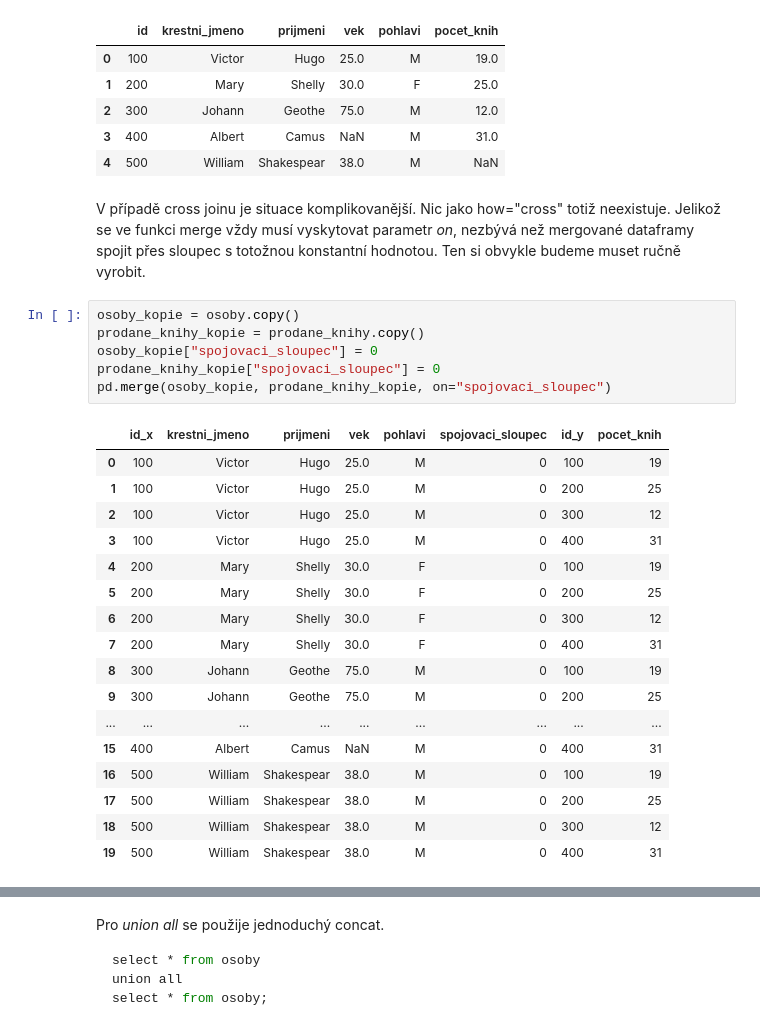
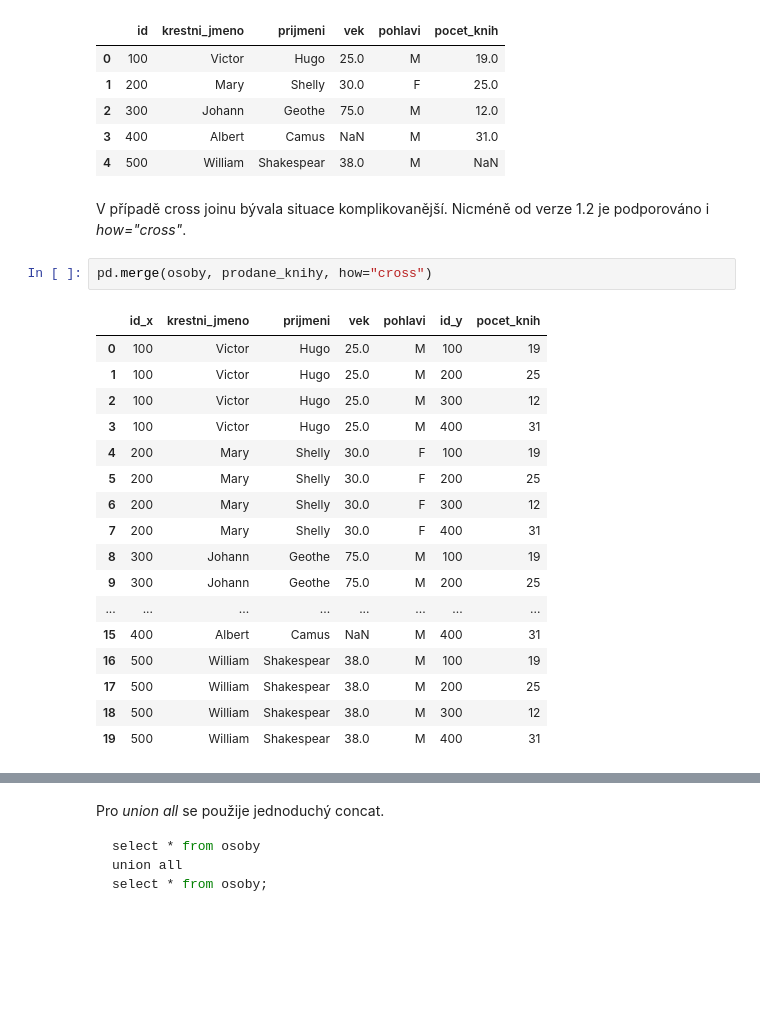
Before and after one commit to vitsaidl/workshops, a Jupyter notebook: pandas/pandas.ipynb, the cells around one changed output, grey strips where cells are left out. Saved outputs shown, nothing was run; the diff lists cells and outputs as text; blank space fills up the shorter version.

```diff
--- a/pandas/pandas.ipynb
+++ b/pandas/pandas.ipynb
@@ -580,30 +580,26 @@ pd.merge(osoby, prodane_knihy, left_on=["id"], right_on=["id"], how="outer")
 | 2 | 300 | Johann | Geothe | 75.0 | M | 12.0 |
 | 3 | 400 | Albert | Camus | NaN | M | 31.0 |
 | 4 | 500 | William | Shakespear | 38.0 | M | NaN |
-# %% [markdown]
-V případě cross joinu je situace komplikovanější. Nic jako how="cross" totiž neexistuje. Jelikož se ve funkci merge vždy musí vyskytovat parametr *on*, nezbývá než mergované dataframy spojit přes sloupec s totožnou konstantní hodnotou. Ten si obvykle budeme muset ručně vyrobit.
-# %%
-osoby_kopie = osoby.copy()
-prodane_knihy_kopie = prodane_knihy.copy()
-osoby_kopie["spojovaci_sloupec"] = 0
-prodane_knihy_kopie["spojovaci_sloupec"] = 0
-pd.merge(osoby_kopie, prodane_knihy_kopie, on="spojovaci_sloupec")
-# %% [output]
-|  | id_x | krestni_jmeno | prijmeni | vek | pohlavi | spojovaci_sloupec | id_y | pocet_knih |
-| 0 | 100 | Victor | Hugo | 25.0 | M | 0 | 100 | 19 |
-| 1 | 100 | Victor | Hugo | 25.0 | M | 0 | 200 | 25 |
-| 2 | 100 | Victor | Hugo | 25.0 | M | 0 | 300 | 12 |
-| 3 | 100 | Victor | Hugo | 25.0 | M | 0 | 400 | 31 |
-| 4 | 200 | Mary | Shelly | 30.0 | F | 0 | 100 | 19 |
-| 5 | 200 | Mary | Shelly | 30.0 | F | 0 | 200 | 25 |
-| 6 | 200 | Mary | Shelly | 30.0 | F | 0 | 300 | 12 |
-| 7 | 200 | Mary | Shelly | 30.0 | F | 0 | 400 | 31 |
-| 8 | 300 | Johann | Geothe | 75.0 | M | 0 | 100 | 19 |
-| 9 | 300 | Johann | Geothe | 75.0 | M | 0 | 200 | 25 |
-| ... | ... | ... | ... | ... | ... | ... | ... | ... |
-| 15 | 400 | Albert | Camus | NaN | M | 0 | 400 | 31 |
-| 16 | 500 | William | Shakespear | 38.0 | M | 0 | 100 | 19 |
-| 17 | 500 | William | Shakespear | 38.0 | M | 0 | 200 | 25 |
-| 18 | 500 | William | Shakespear | 38.0 | M | 0 | 300 | 12 |
-| 19 | 500 | William | Shakespear | 38.0 | M | 0 | 400 | 31 |
+# %% [markdown]
+V případě cross joinu bývala situace komplikovanější. Nicméně od verze 1.2 je podporováno i *how="cross"*.
+# %%
+pd.merge(osoby, prodane_knihy, how="cross")
+# %% [output]
+|  | id_x | krestni_jmeno | prijmeni | vek | pohlavi | id_y | pocet_knih |
+| 0 | 100 | Victor | Hugo | 25.0 | M | 100 | 19 |
+| 1 | 100 | Victor | Hugo | 25.0 | M | 200 | 25 |
+| 2 | 100 | Victor | Hugo | 25.0 | M | 300 | 12 |
+| 3 | 100 | Victor | Hugo | 25.0 | M | 400 | 31 |
+| 4 | 200 | Mary | Shelly | 30.0 | F | 100 | 19 |
+| 5 | 200 | Mary | Shelly | 30.0 | F | 200 | 25 |
+| 6 | 200 | Mary | Shelly | 30.0 | F | 300 | 12 |
+| 7 | 200 | Mary | Shelly | 30.0 | F | 400 | 31 |
+| 8 | 300 | Johann | Geothe | 75.0 | M | 100 | 19 |
+| 9 | 300 | Johann | Geothe | 75.0 | M | 200 | 25 |
+| ... | ... | ... | ... | ... | ... | ... | ... |
+| 15 | 400 | Albert | Camus | NaN | M | 400 | 31 |
+| 16 | 500 | William | Shakespear | 38.0 | M | 100 | 19 |
+| 17 | 500 | William | Shakespear | 38.0 | M | 200 | 25 |
+| 18 | 500 | William | Shakespear | 38.0 | M | 300 | 12 |
+| 19 | 500 | William | Shakespear | 38.0 | M | 400 | 31 |
 # %% [markdown]
```
Also changed, not shown: parts of 2 cells of this notebook.
